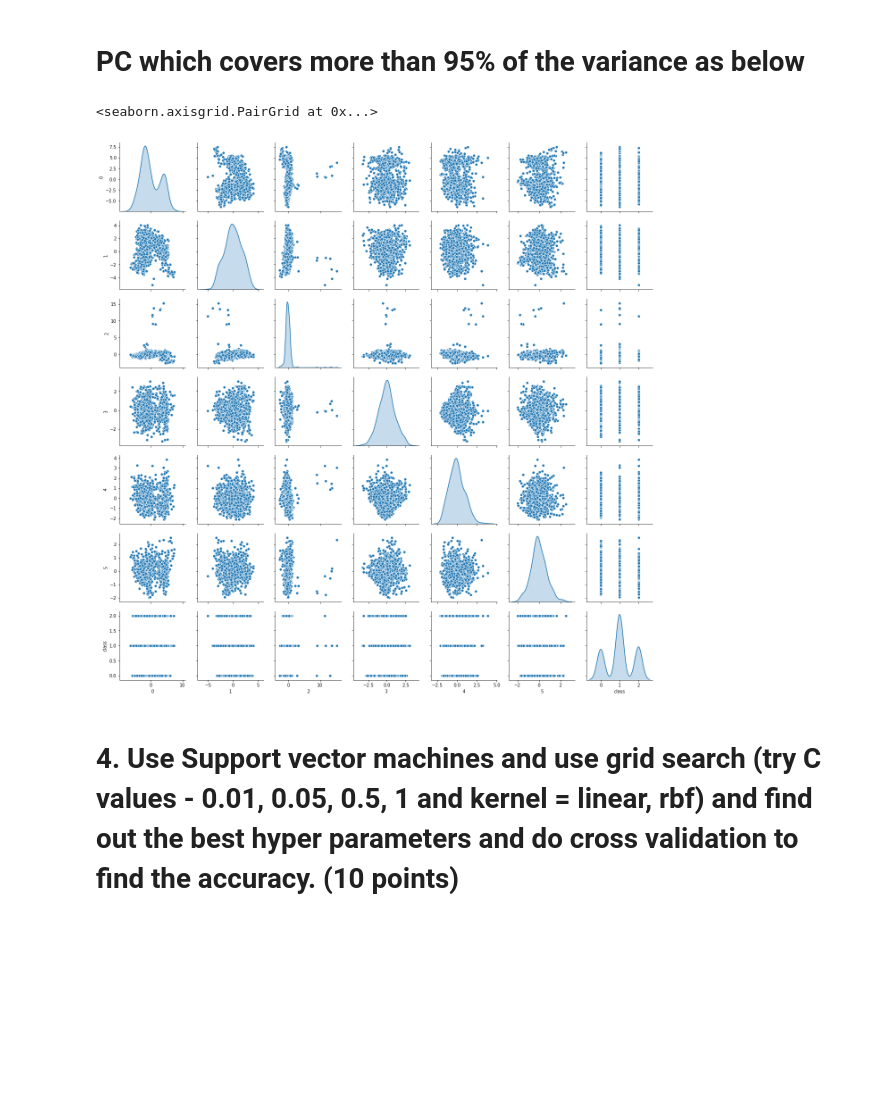
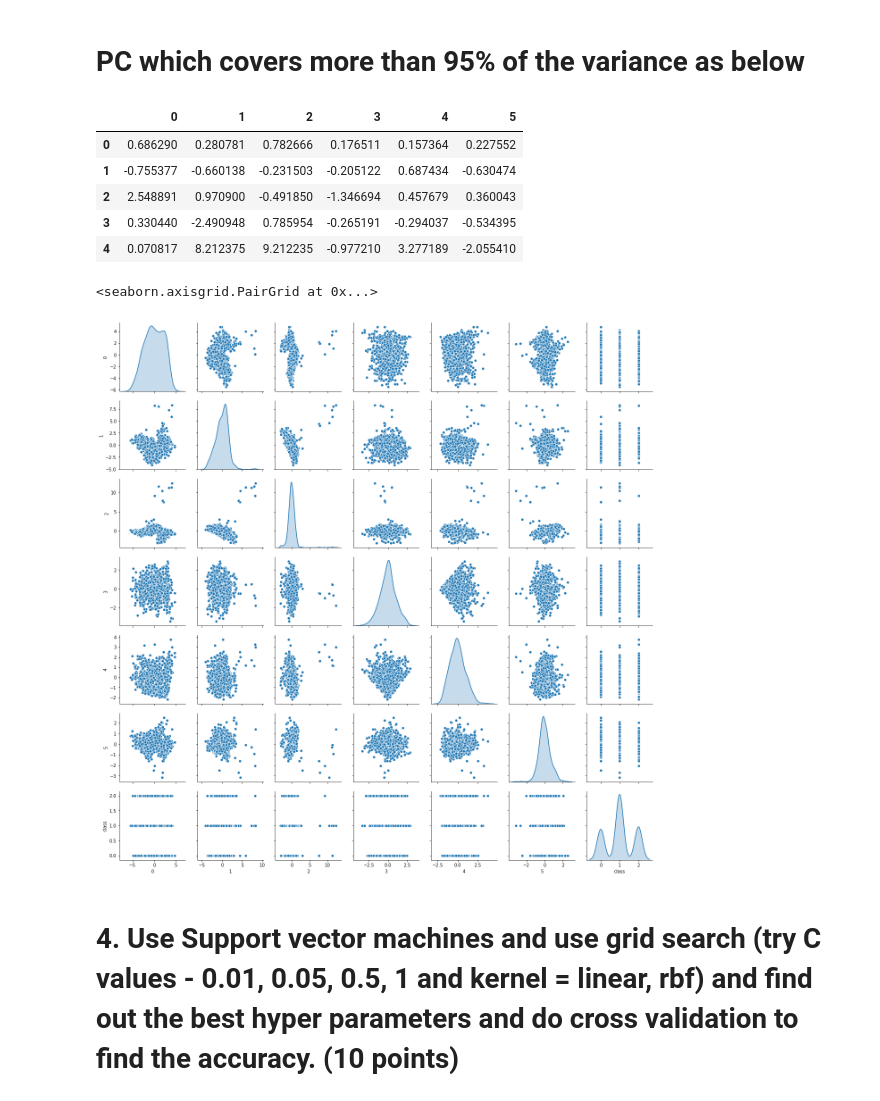
Before and after one commit to GreatLearningAIML1/bangalore-feb-batch-rabigarg, a Jupyter notebook: Unsupervised Learning_R5_Project2.ipynb, the cells around one changed output. Drawn from its saved outputs; the diff is of its cells as text; code cells hidden in the pictures; blank space fills up the shorter version.

```diff
--- a/Unsupervised Learning_R5_Project2.ipynb
+++ b/Unsupervised Learning_R5_Project2.ipynb
@@ -272,14 +315,23 @@ P_reduce = np.array(eigvectors_sorted[0:6])   # Reducing from 18 to 6 dimension
 X_std_4D = np.dot(X_std,P_reduce.T)   # projecting original data into principal component dimensions
 
 Proj_data_df = pd.DataFrame(X_std_4D)  # converting array to dataframe for pairplot
+# %%
+Proj_data_df.head()
+# %% [output]
+|  | 0 | 1 | 2 | 3 | 4 | 5 |
+| 0 | 0.686290 | 0.280781 | 0.782666 | 0.176511 | 0.157364 | 0.227552 |
+| 1 | -0.755377 | -0.660138 | -0.231503 | -0.205122 | 0.687434 | -0.630474 |
+| 2 | 2.548891 | 0.970900 | -0.491850 | -1.346694 | 0.457679 | 0.360043 |
+| 3 | 0.330440 | -2.490948 | 0.785954 | -0.265191 | -0.294037 | -0.534395 |
+| 4 | 0.070817 | 8.212375 | 9.212235 | -0.977210 | 3.277189 | -2.055410 |
 # %%
 #Let us check it visually
 Proj_data_vehicle_df = Proj_data_df.join(Y)
 
-sns.pairplot(Proj_data_mpg_df, diag_kind='kde')
+sns.pairplot(Proj_data_vehicle_df, diag_kind='kde')
 # %% [output]
 <seaborn.axisgrid.PairGrid at 0x...>
-[figure, old version]
+[figure, new version]
 # %% [markdown]
 # 4. Use Support vector machines and use grid search (try C values - 0.01, 0.05, 0.5, 1 and kernel = linear, rbf) and find out the best hyper parameters and do cross validation to find the accuracy. (10 points)
 # %%
```
Also changed, not shown: parts of 26 cells of this notebook.
